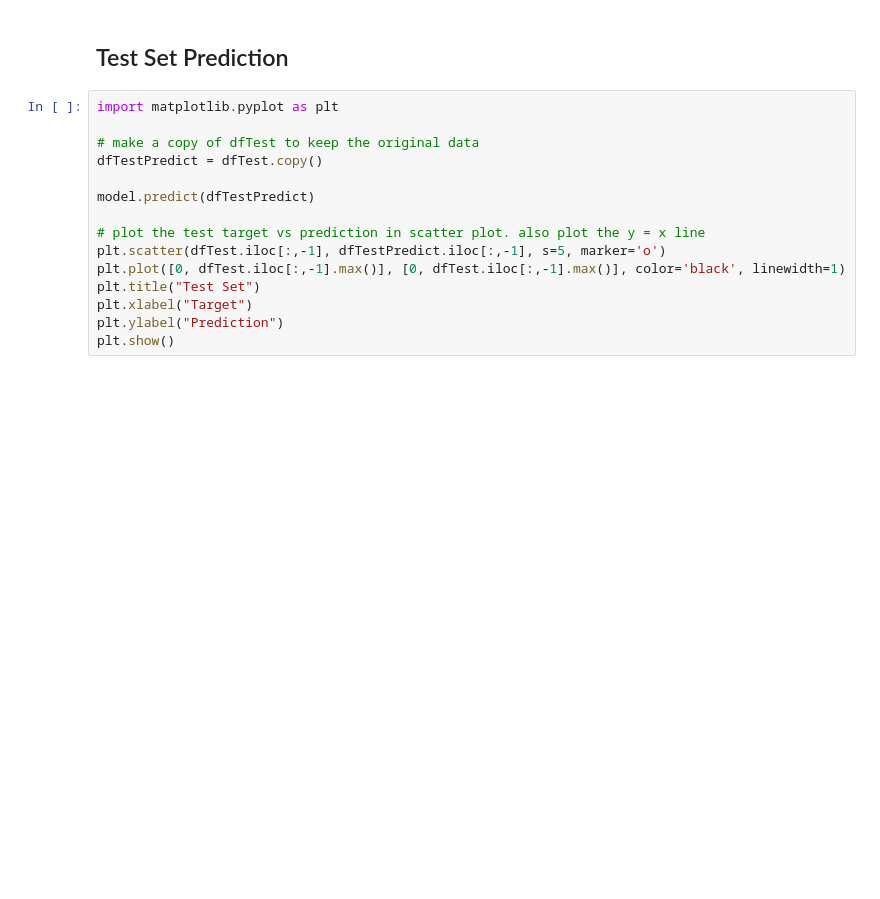
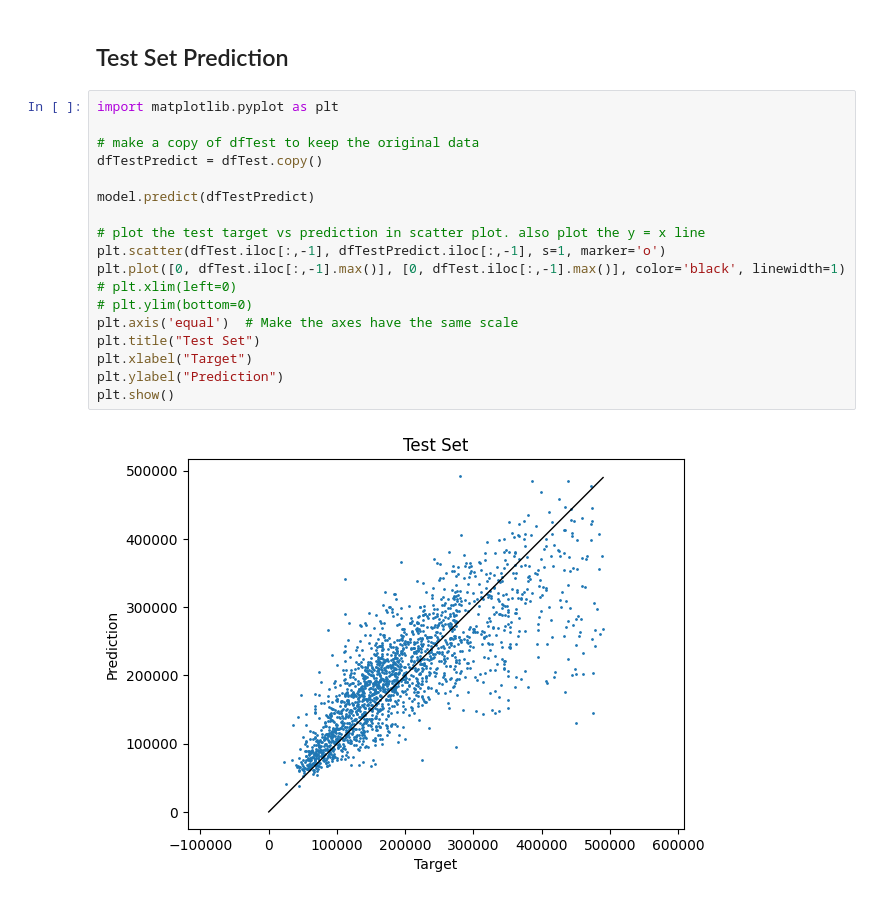
Before and after one commit to stavrostser/cal-housing-prices, a Jupyter notebook: notebooks/training.ipynb, the cells around one changed output. Cells and saved outputs as stored; diff of their text form; blank space fills up the shorter version.

```diff
--- a/notebooks/training.ipynb
+++ b/notebooks/training.ipynb
@@ -181,15 +219,20 @@ plt.show()
 # %%
 import matplotlib.pyplot as plt
 
 # make a copy of dfTest to keep the original data
 dfTestPredict = dfTest.copy()
 
 model.predict(dfTestPredict)
 
 # plot the test target vs prediction in scatter plot. also plot the y = x line
-plt.scatter(dfTest.iloc[:,-1], dfTestPredict.iloc[:,-1], s=5, marker='o')
+plt.scatter(dfTest.iloc[:,-1], dfTestPredict.iloc[:,-1], s=1, marker='o')
 plt.plot([0, dfTest.iloc[:,-1].max()], [0, dfTest.iloc[:,-1].max()], color='black', linewidth=1)
+# plt.xlim(left=0)
+# plt.ylim(bottom=0)
+plt.axis('equal')  # Make the axes have the same scale
 plt.title("Test Set")
 plt.xlabel("Target")
 plt.ylabel("Prediction")
 plt.show()
+# %% [output]
+[figure, added]
```
Also changed, not shown: parts of 5 cells of this notebook, 6 other files.
